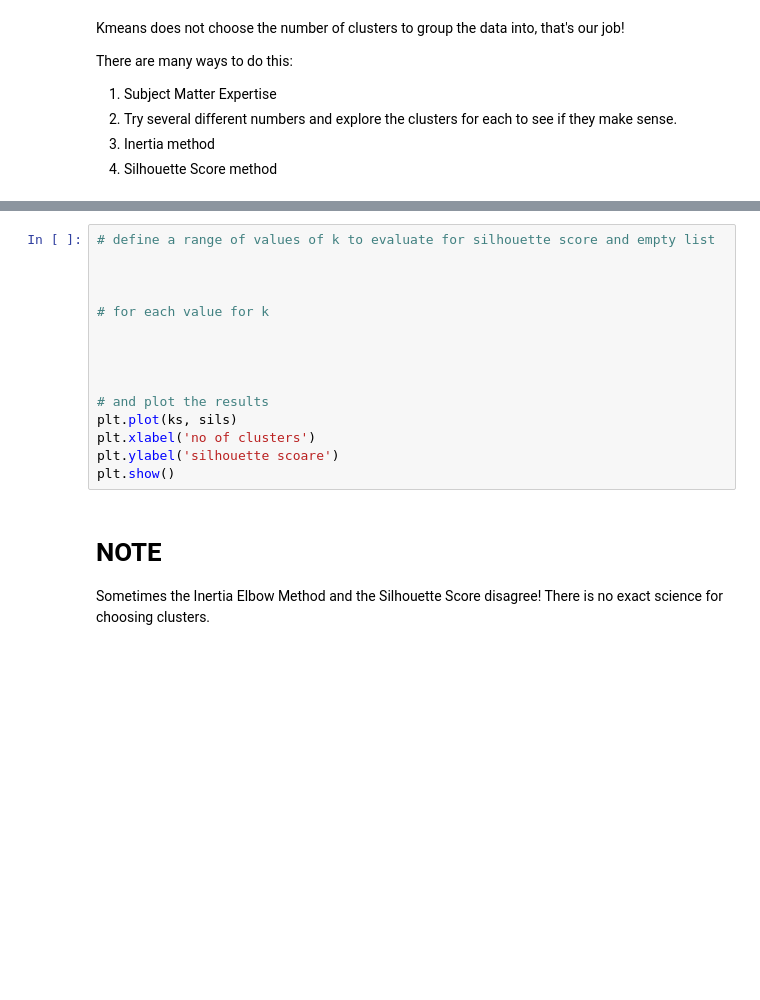
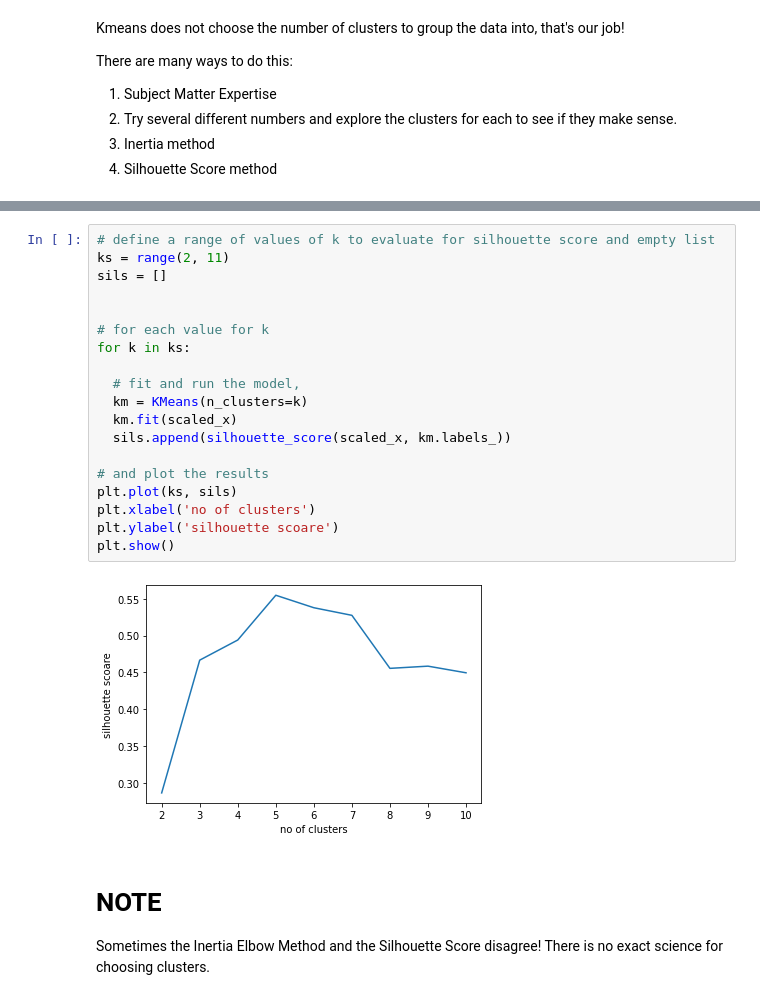
Before and after one commit to coding-dojo-data-science/AML_Week1, a Jupyter notebook: Code_along_Mall_Customer_Analysis_with_Clustering.ipynb, the cells around one changed output, grey strips where cells are left out. Saved outputs shown, nothing was run; the diff lists cells and outputs as text; blank space fills up the shorter version.

```diff
--- a/Code_along_Mall_Customer_Analysis_with_Clustering.ipynb
+++ b/Code_along_Mall_Customer_Analysis_with_Clustering.ipynb
@@ -157,19 +183,25 @@ plt.show()
 ![image.png](embedded-picture-1)
 # %%
 # define a range of values of k to evaluate for silhouette score and empty list
-
+ks = range(2, 11)
+sils = []
 
 
 # for each value for k
+for k in ks:
 
-
-
+  # fit and run the model,
+  km = KMeans(n_clusters=k)
+  km.fit(scaled_x)
+  sils.append(silhouette_score(scaled_x, km.labels_))
 
 # and plot the results
 plt.plot(ks, sils)
 plt.xlabel('no of clusters')
 plt.ylabel('silhouette scoare')
 plt.show()
+# %% [output]
+[figure, added]
 # %% [markdown]
 # NOTE
 
```
Also changed, not shown: parts of 17 cells of this notebook.
